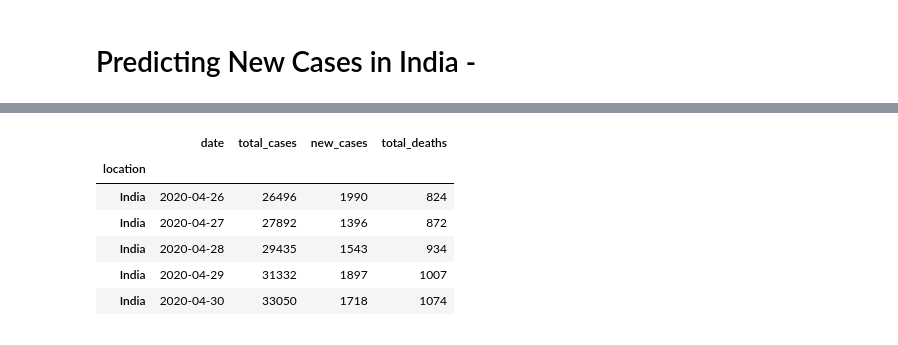
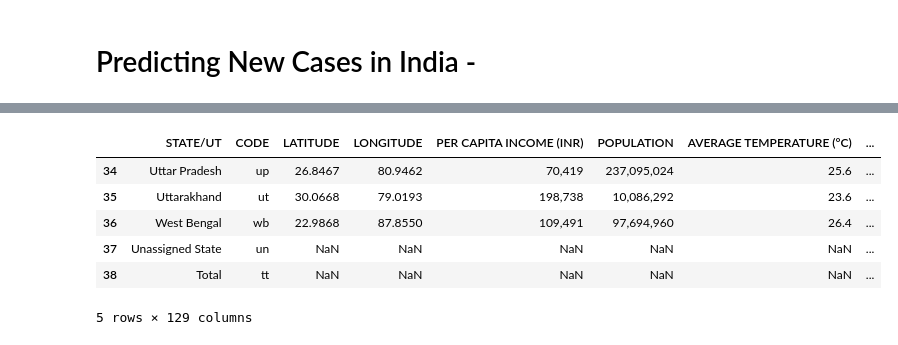
Before and after one commit to 41x3n/Impact-of-lockdown-in-India-COVID-19, a Jupyter notebook: analysis.ipynb, the cells around one changed output, grey strips where cells are left out. Saved outputs shown, nothing was run; the diff lists cells and outputs as text; code cells hidden in the pictures.

```diff
--- a/analysis.ipynb
+++ b/analysis.ipynb
@@ -379,10 +348,10 @@ india_df.head()
 # %%
-india_df.tail()
+confirmed_df.tail()
 # %% [output]
-|  | date | total_cases | new_cases | total_deaths |
-| location |  |  |  |  |
-| India | 2020-04-26 | 26496 | 1990 | 824 |
-| India | 2020-04-27 | 27892 | 1396 | 872 |
-| India | 2020-04-28 | 29435 | 1543 | 934 |
-| India | 2020-04-29 | 31332 | 1897 | 1007 |
-| India | 2020-04-30 | 33050 | 1718 | 1074 |
+|  | STATE/UT | CODE | LATITUDE | LONGITUDE | PER CAPITA INCOME (INR) | POPULATION | AVERAGE TEMPERATURE (°C) | ... |
+| 34 | Uttar Pradesh | up | 26.8467 | 80.9462 | 70,419 | 237,095,024 | 25.6 | ... |
+| 35 | Uttarakhand | ut | 30.0668 | 79.0193 | 198,738 | 10,086,292 | 23.6 | ... |
+| 36 | West Bengal | wb | 22.9868 | 87.8550 | 109,491 | 97,694,960 | 26.4 | ... |
+| 37 | Unassigned State | un | NaN | NaN | NaN | NaN | NaN | ... |
+| 38 | Total | tt | NaN | NaN | NaN | NaN | NaN | ... |
+5 rows × 129 columns
```
Also changed, not shown: parts of 37 cells of this notebook.
